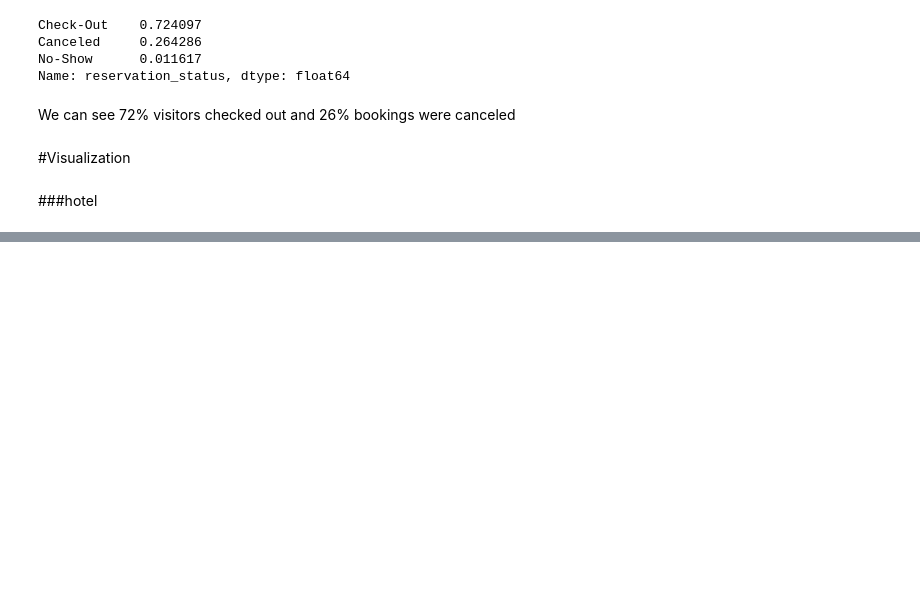
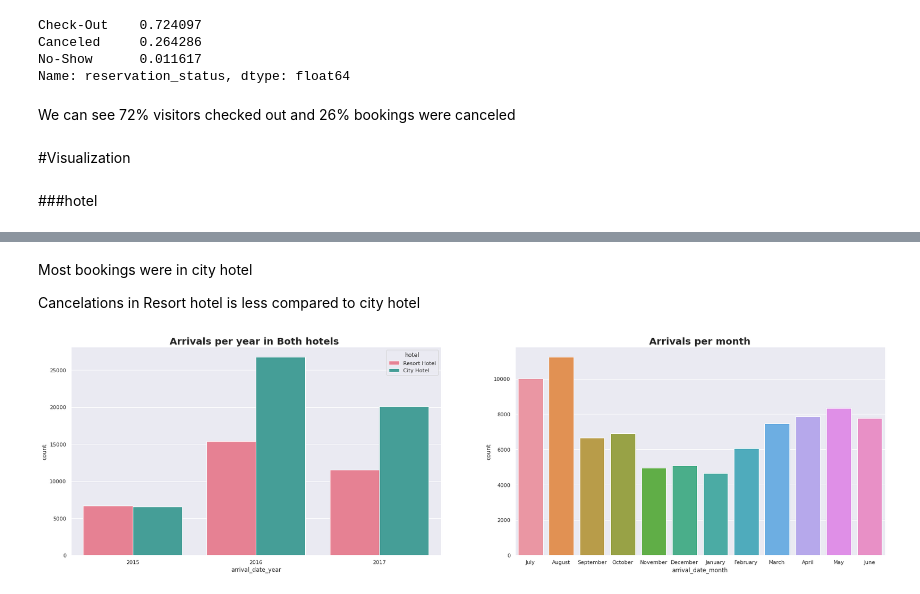
Before and after one commit to dhrisandamedhi/Hotel_booking, a Jupyter notebook: hotel_booking.ipynb, the cells around one changed output, grey strips where cells are left out. Drawn from its saved outputs; the diff is of its cells as text; code cells hidden in the pictures; blank space fills up the shorter version.

```diff
--- a/hotel_booking.ipynb
+++ b/hotel_booking.ipynb
@@ -355,0 +388,18 @@ plt.show()
+# %% [markdown]
+ Most bookings were in city hotel
+
+Cancelations in Resort hotel is less compared to city hotel
+# %%
+plt.figure(figsize=(15, 8))
+plt.subplot(1, 2, 1)
+sns.countplot(x='arrival_date_year',hue='hotel', data=hotel,palette='husl')
+plt.title("Arrivals per year in Both hotels ",fontweight="bold", size=20)
+
+plt.subplot(1, 2, 2)
+sns.countplot(data = hotel, x = 'arrival_date_month')
+plt.title('Arrivals per month',fontweight="bold", size=20)
+plt.subplots_adjust(right=1.7)
+
+plt.show()
+# %% [output]
+[figure, added]
```
Also changed, not shown: parts of 24 cells of this notebook.
